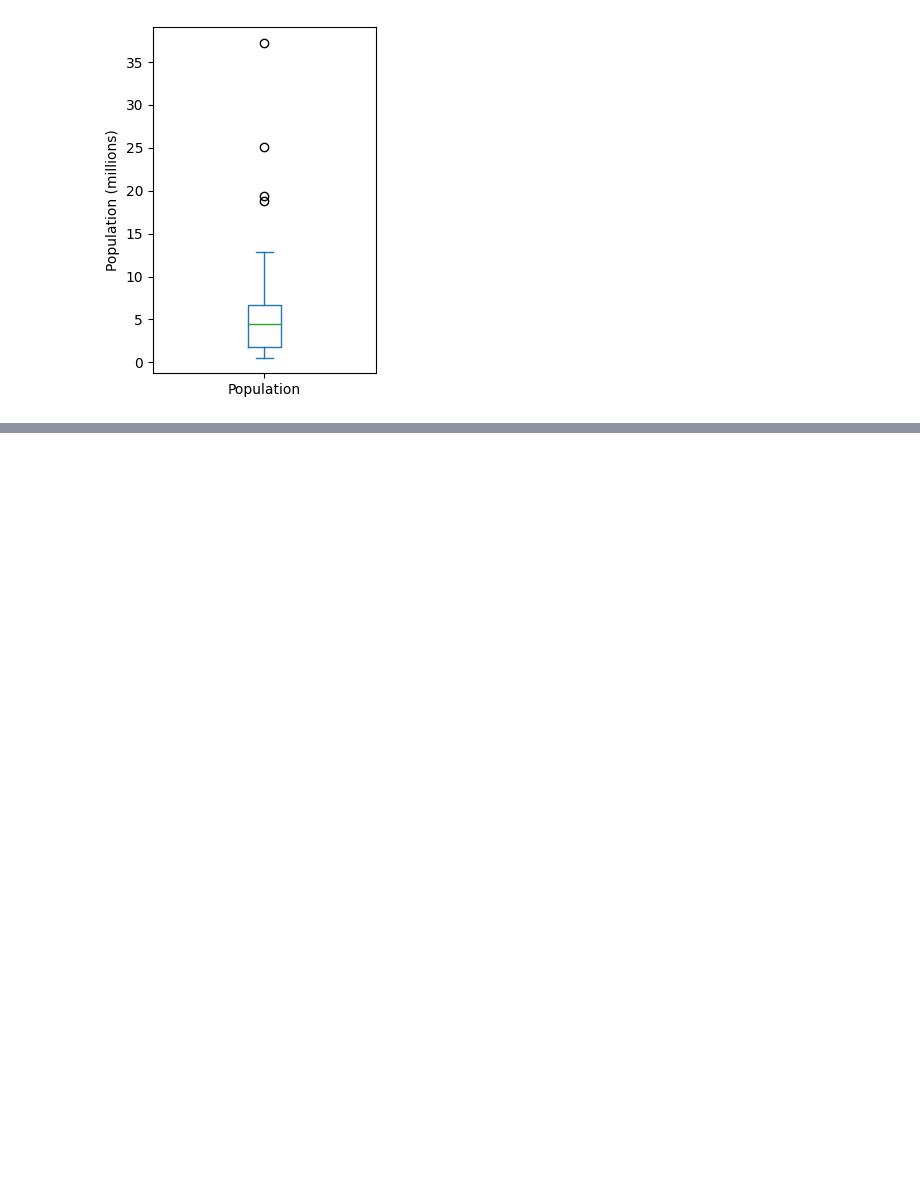
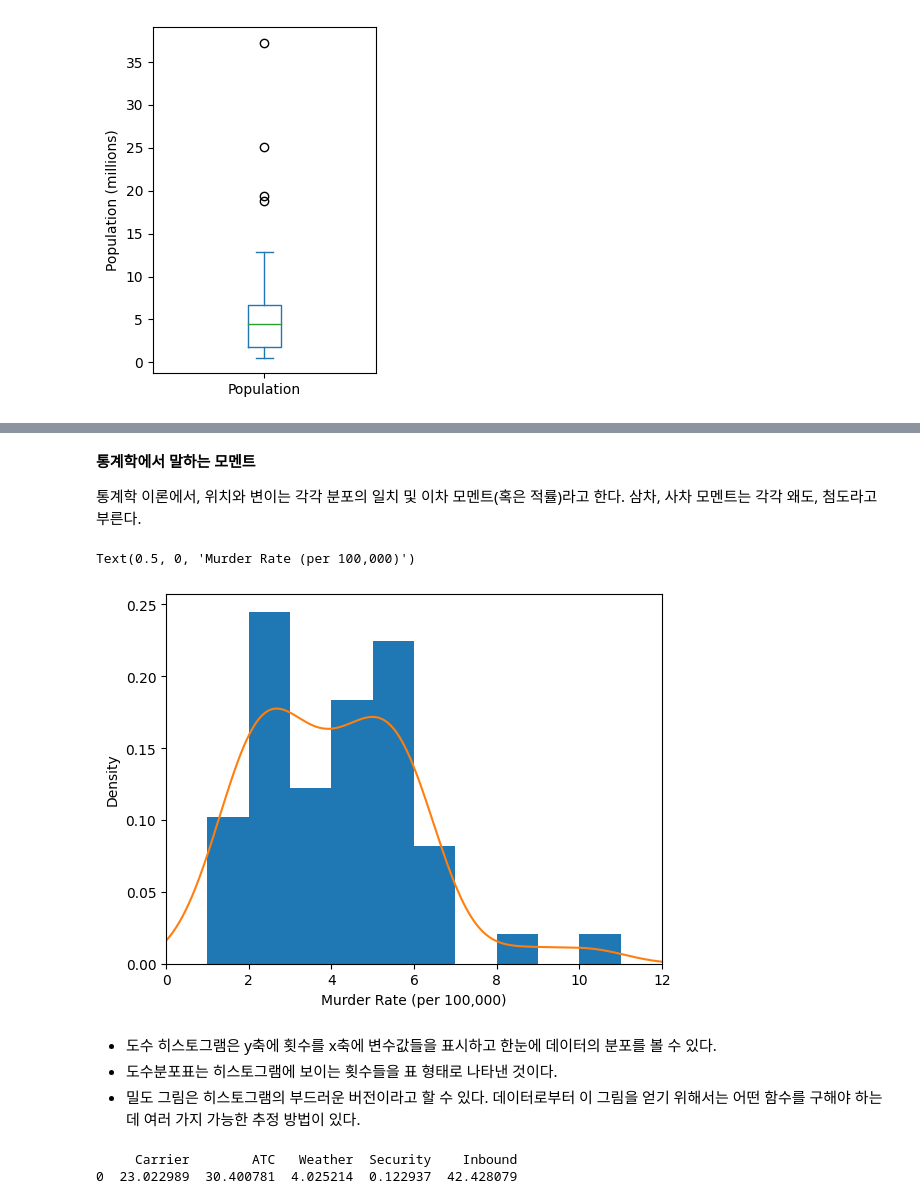
Before and after one commit to jangjung-coding/studyBook_practical_statics_for_datascientist, a Jupyter notebook: Chapter1_Exploratory_Data_Analysis.ipynb, the cells around one changed output, grey strips where cells are left out. Drawn from its saved outputs; the diff is of its cells as text; code cells hidden in the pictures; blank space fills up the shorter version.

```diff
--- a/Chapter1_Exploratory_Data_Analysis.ipynb
+++ b/Chapter1_Exploratory_Data_Analysis.ipynb
@@ -130,0 +159,21 @@ plt.show()
+# %% [markdown]
+**통계학에서 말하는 모멘트**
+
+통계학 이론에서, 위치와 변이는 각각 분포의 일치 및 이차 모멘트(혹은 적률)라고 한다. 삼차, 사차 모멘트는 각각 왜도, 첨도라고 부른다.
+# %%
+ax = state['Murder.Rate'].plot.hist(density=True, xlim=[0,12], bins=range(1,12))
+state['Murder.Rate'].plot.density(ax=ax)
+ax.set_xlabel('Murder Rate (per 100,000)')
+# %% [output]
+Text(0.5, 0, 'Murder Rate (per 100,000)')
+[figure, added]
+# %% [markdown]
+- 도수 히스토그램은 y축에 횟수를 x축에 변수값들을 표시하고 한눈에 데이터의 분포를 볼 수 있다.
+- 도수분포표는 히스토그램에 보이는 횟수들을 표 형태로 나타낸 것이다.
+- 밀도 그림은 히스토그램의 부드러운 버전이라고 할 수 있다. 데이터로부터 이 그림을 얻기 위해서는 어떤 함수를 구해야 하는데 여러 가지 가능한 추정 방법이 있다.
+# %%
+dfw = pd.read_csv(AIRPORT_DELAYS_CSV)
+print(100 * dfw / dfw.values.sum())
+# %% [output]
+     Carrier        ATC   Weather  Security    Inbound
+0  23.022989  30.400781  4.025214  0.122937  42.428079
```
Also changed, not shown: parts of 9 cells of this notebook.
